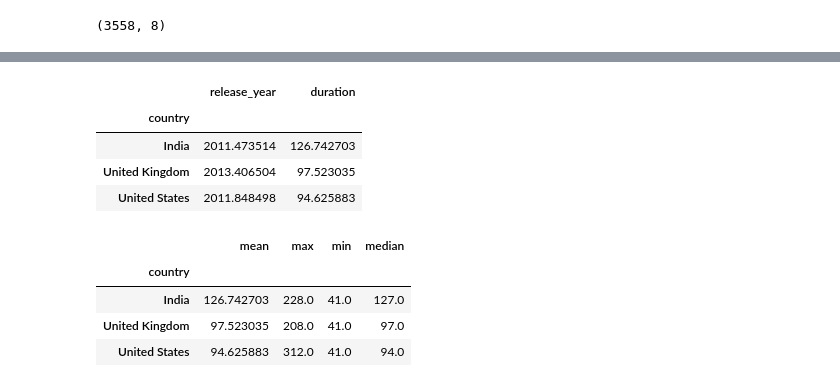
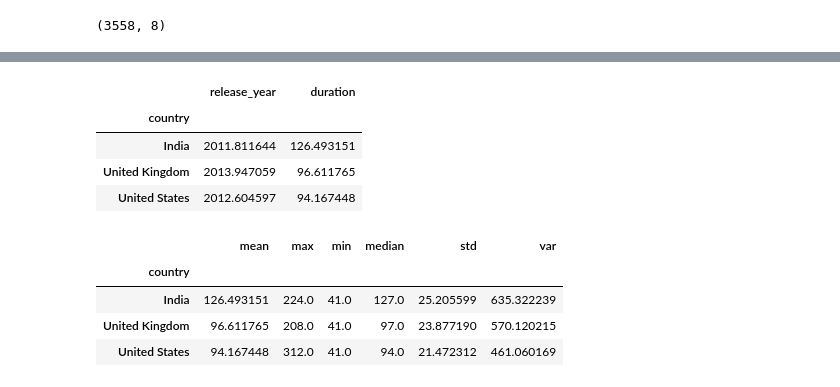
Before and after one commit to Brandilyn0506/SMU_project1_Netflix, a Jupyter notebook: brandilyn_work/Netflix_dataset.ipynb, the cells around one changed output, grey strips where cells are left out. Drawn from its saved outputs; the diff is of its cells as text; code cells hidden in the pictures.

```diff
--- a/brandilyn_work/Netflix_dataset.ipynb
+++ b/brandilyn_work/Netflix_dataset.ipynb
@@ -53,3 +54,6 @@ df.describe()
 df.shape
 # %% [output]
 (3558, 8)
+# %%
+df2 = df.loc[(df['genre'] == 'Dramas') | (df['genre'] == 'Comedies' ) | (df['genre'] == 'Documentaries') | (df['genre'] == 'Action & Adventure')| (df['genre'] == 'Children & Family Movies')| (df['genre'] == 'Stand-Up Comedy')| (df['genre'] == 'Horror Movies')]
+df2.head()
@@ -72,17 +111,17 @@ df.sort_values('duration', ascending = False)
 # %%
-df.groupby("country").mean()
+df2.groupby("country").mean()
 # %% [output]
 |  | release_year | duration |
 | country |  |  |
-| India | 2011.473514 | 126.742703 |
-| United Kingdom | 2013.406504 | 97.523035 |
-| United States | 2011.848498 | 94.625883 |
+| India | 2011.811644 | 126.493151 |
+| United Kingdom | 2013.947059 | 96.611765 |
+| United States | 2012.604597 | 94.167448 |
 # %%
-df.groupby("country")["duration"].agg(['mean','max','min','median'])
+df2.groupby("country")["duration"].agg(['mean','max','min','median','std','var'])
 # %% [output]
-|  | mean | max | min | median |
-| country |  |  |  |  |
-| India | 126.742703 | 228.0 | 41.0 | 127.0 |
-| United Kingdom | 97.523035 | 208.0 | 41.0 | 97.0 |
-| United States | 94.625883 | 312.0 | 41.0 | 94.0 |
+|  | mean | max | min | median | std | var |
+| country |  |  |  |  |  |  |
+| India | 126.493151 | 224.0 | 41.0 | 127.0 | 25.205599 | 635.322239 |
+| United Kingdom | 96.611765 | 208.0 | 41.0 | 97.0 | 23.877190 | 570.120215 |
+| United States | 94.167448 | 312.0 | 41.0 | 94.0 | 21.472312 | 461.060169 |
 # %%
```
Also changed, not shown: parts of 47 cells of this notebook, 1 other file.
